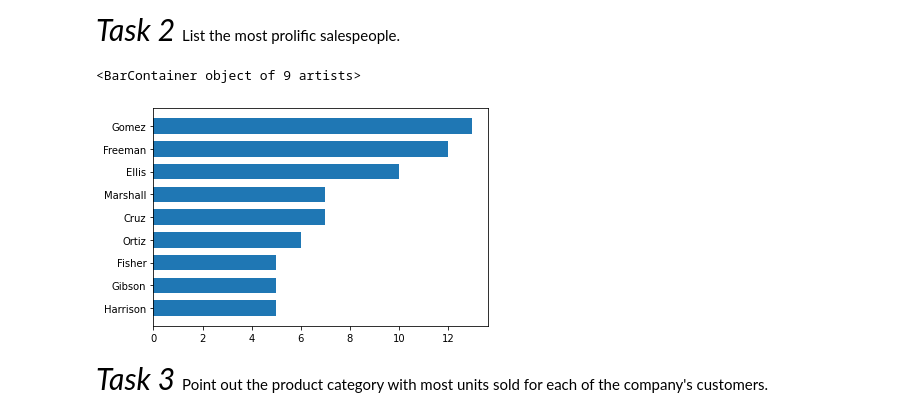
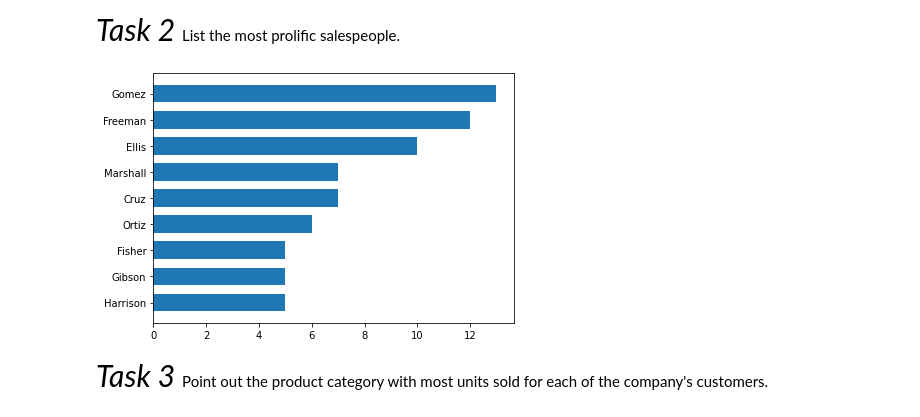
Before and after one commit to felipesveiga/Oracle-1, a Jupyter notebook: python_cx_oracle.ipynb, the cells around one changed output. Drawn from its saved outputs; the diff is of its cells as text; code cells hidden in the pictures.

Commit message:
task 4 correction

```diff
--- a/python_cx_oracle.ipynb
+++ b/python_cx_oracle.ipynb
@@ -80,19 +81,20 @@ fig.show()
 # %%
 # This is a simple task: we must perform a join among the tables ORDERS and EMPLOYEES followed by a GROUP BY
 query = ''' SELECT E.LAST_NAME, COUNT(O.ORDER_ID) TOTAL_SALES
             FROM ORDERS O, EMPLOYEES E
             WHERE O.SALESMAN_ID = E.EMPLOYEE_ID
             GROUP BY O.SALESMAN_ID, E.LAST_NAME
             ORDER BY TOTAL_SALES ASC
             '''
 # The pandas DataFrame obtained will contain the surname and the amount of sales made by a certain salesperson.
 salesman = pd.read_sql(query, connection)
 y = salesman['LAST_NAME']
 x = salesman['TOTAL_SALES']
 plt.barh(y,x, height = 0.68)
+plt.tight_layout()
+plt.savefig('task2')
 # %% [output]
-<BarContainer object of 9 artists>
-[figure, old version]
+[figure, new version]
 # %% [markdown]
 <p style = 'font-size:30px'> <em> Task 3 </em> <span style = 'font-size:15px'>Point out the product category with most units sold for each of the company's customers. </span>  </p>
 # %%
```
Also changed, not shown: parts of 3 cells of this notebook.
